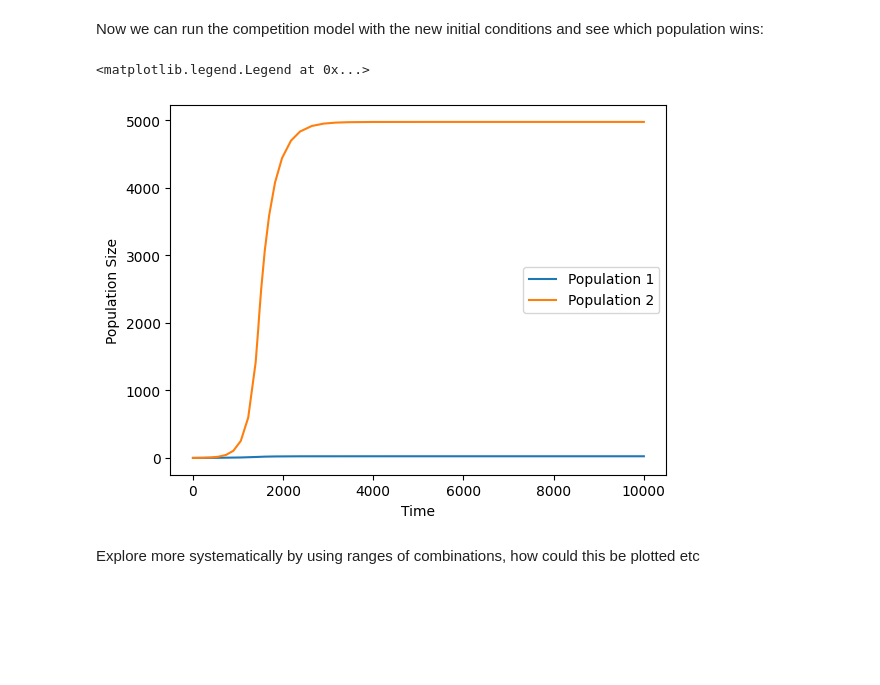
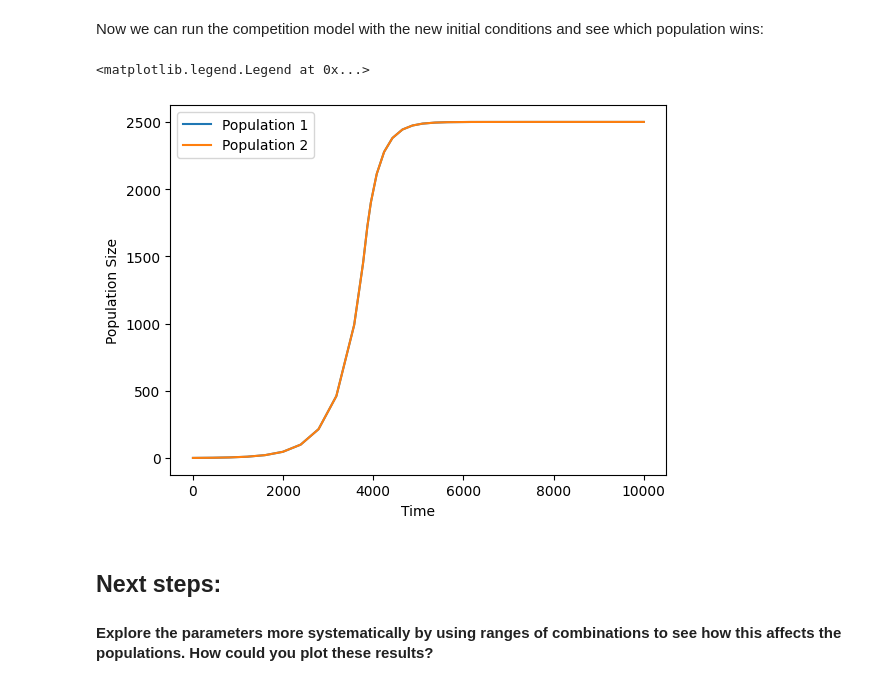
Before and after one commit to hhindley/CompSysBio_Weisse, a Jupyter notebook: tutorials/competition_tutorial.ipynb, the cells around one changed output. Cells and saved outputs as stored; diff of their text form; code cells hidden in the pictures; blank space fills up the shorter version.

```diff
--- a/tutorials/competition_tutorial.ipynb
+++ b/tutorials/competition_tutorial.ipynb
@@ -199,18 +175,18 @@ New population model:
 def popmodel_ode(t, y, params):
 
     # parameters
-    dm, kb, ku, thetar, s0, gmax, thetax, Kt, M, we, Km, vm, nx, Kq, vt, wr, wq, nq, nr, ns, Kgamma, Cm, k_cm, kin, kdeath = params
+    dm, kb, ku, thetar, s0, gmax, thetax, Kt, M, we, Km, vm, nx, Kq, vt, wr, wq, nq, nr, ns, Kgamma, kin, kdeath = params
 
     # ensure no negative concentrations
     y = np.maximum(y, 0)
 
     # species (LHS)
-    mt, mm, mq, mr, ct, cm, cq, cr, et, em, q, r, si, a, zmt, zmm, zmq, zmr, s, N = y
+    mt, mm, mq, mr, ct, cm, cq, cr, et, em, q, r, si, a, s, N = y
 
     cell = y[:-2]
     cell_params = list(params[:-2])
     cell_params[4] = s  # update external nutrient concentration in params with species
-    dcelldt = abx_model(t, cell, cell_params) # insert your model in here
+    dcelldt = growth_model(t, cell, cell_params) # insert your model in here
 
     # extracellular ODEs
     # nutrient influx and consumption
@@ -248,14 +224,12 @@ params_dict = {
     'nr': 7549.0,
     'ns': 0.5,
     'Kgamma': 3e9,
-    'Cm': 0,
-    'k_cm': 0.005990373118888,
     'kin': 0,
     'kdeath': 0
 }
 
 def params_for_sim(param_dict):
-    order = ['dm', 'kb', 'ku', 'thetar', 's0', 'gmax', 'thetax', 'Kt', 'M', 'we', 'Km', 'vm', 'nx', 'Kq', 'vt', 'wr', 'wq', 'nq', 'nr', 'ns', 'Kgamma', 'Cm', 'k_cm', 'kin', 'kdeath']
+    order = ['dm', 'kb', 'ku', 'thetar', 's0', 'gmax', 'thetax', 'Kt', 'M', 'we', 'Km', 'vm', 'nx', 'Kq', 'vt', 'wr', 'wq', 'nq', 'nr', 'ns', 'Kgamma', 'kin', 'kdeath']
 
     return [param_dict[key] for key in order]
 
@@ -276,16 +250,12 @@ init_dict = {
     'r_0': 1.0,
     'si_0': 0.,
     'a_0': 0.0,
-    'zmt_0' : 0,
-    'zmm_0' : 0,
-    'zmq_0' : 0,
-    'zmr_0' : 0,
     's_0' : 1e12,
     'N_0' : 1
 }
 
 def init_for_sim(init_dict):
-    order = ['mt_0', 'mm_0', 'mq_0', 'mr_0', 'ct_0', 'cm_0', 'cq_0', 'cr_0', 'et_0', 'em_0', 'q_0', 'r_0', 'si_0', 'a_0', 'zmt_0', 'zmm_0', 'zmq_0', 'zmr_0', 's_0', 'N_0']
+    order = ['mt_0', 'mm_0', 'mq_0', 'mr_0', 'ct_0', 'cm_0', 'cq_0', 'cr_0', 'et_0', 'em_0', 'q_0', 'r_0', 'si_0', 'a_0', 's_0', 'N_0']
     return [init_dict[key] for key in order]
 
 init = init_for_sim(init_dict)
@@ -336,14 +306,14 @@ We need two sets of parameters. We will give the first model our initial set of
 # %%
 params_new_dict = params_dict.copy()
-# params_new_dict['parameter'] = ... # modify as needed
+params_new_dict['parameter'] = ... # modify as needed
 params_new = params_for_sim(params_new_dict)
 
 params_full = np.concatenate([params, params_new])
 # %% [markdown]
 Again, we will run the cell growth model to steady state for these two sets of parameters:
 # %%
-sol1 = solve_ivp(abx_model, (0, 1e9), init[:-2], args=(params[:-2],), method='Radau')
-sol2 = solve_ivp(abx_model, (0, 1e9), init[:-2], args=(params_new[:-2],), method='Radau')
+sol1 = solve_ivp(growth_model, (0, 1e9), init[:-2], args=(params[:-2],), method='Radau')
+sol2 = solve_ivp(growth_model, (0, 1e9), init[:-2], args=(params_new[:-2],), method='Radau')
 
 cell1 = np.concatenate([sol1.y[:, -1], [init_dict['s_0']], [init_dict['N_0']]])
 cell2 = np.concatenate([sol2.y[:, -1], [init_dict['s_0']], [init_dict['N_0']]])
@@ -354,13 +324,15 @@ Now we can run the competition model with the new initial conditions and see whi
 # %%
 sol_comp = solve_ivp(competition_ode, (0, 1e4), init_full, args=(params_full,), method='Radau')
 
-plt.plot(sol_comp.t, sol_comp.y[19], label='Population 1')
-plt.plot(sol_comp.t, sol_comp.y[39], label='Population 2')
+plt.plot(sol_comp.t, sol_comp.y[15], label='Population 1')
+plt.plot(sol_comp.t, sol_comp.y[31], label='Population 2')
 plt.xlabel('Time')
 plt.ylabel('Population Size')
 plt.legend()
 # %% [output]
 <matplotlib.legend.Legend at 0x...>
-[figure, old version]
+[figure, new version]
 # %% [markdown]
-Explore more systematically by using ranges of combinations, how could this be plotted etc
+## Next steps:
+
+#### Explore the parameters more systematically by using ranges of combinations to see how this affects the populations. How could you plot these results?
```
Also changed, not shown: parts of 3 cells of this notebook, 5 other files.
